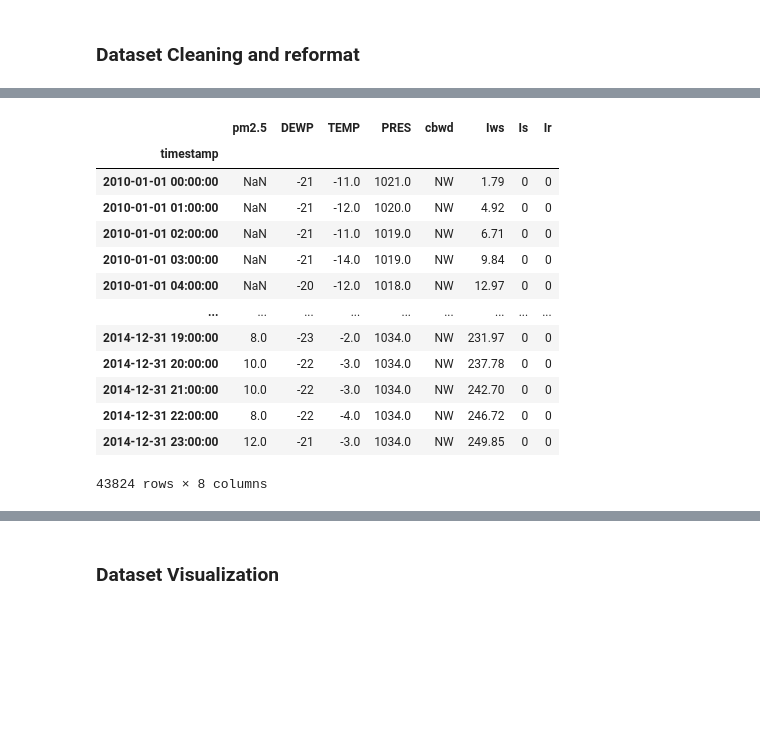
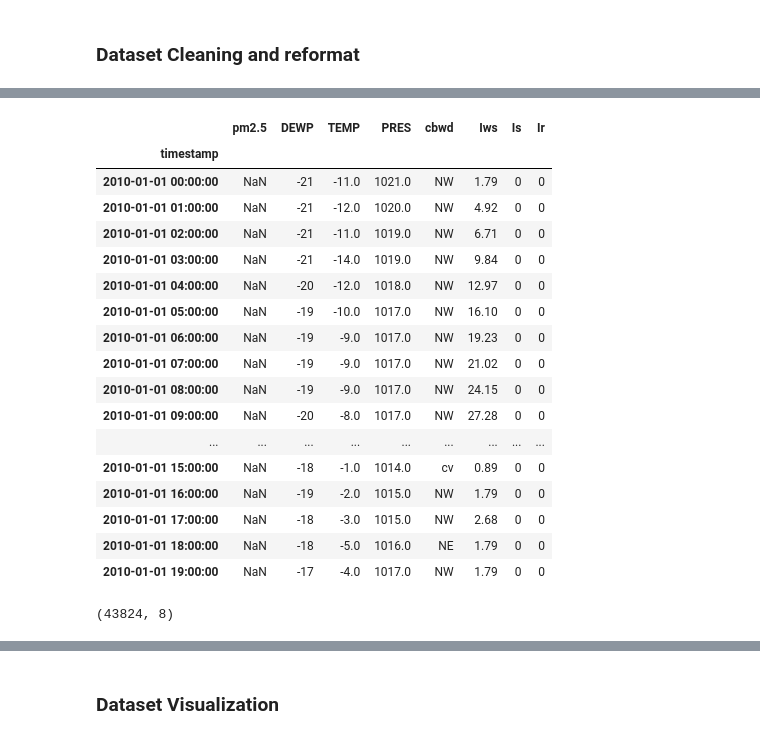
Before and after one commit to vincentsun870530/COMP432_Anomaly_Detection, a Jupyter notebook: comp432.ipynb, the cells around one changed output, grey strips where cells are left out. Saved outputs shown, nothing was run; the diff lists cells and outputs as text; code cells hidden in the pictures; blank space fills up the shorter version.

```diff
--- a/comp432.ipynb
+++ b/comp432.ipynb
@@ -28,20 +43,29 @@ data = data.set_index("timestamp")
 # %%
 data.drop(["No", "year", "month", "day", "hour"], axis=1, inplace=True)
 # %%
-data
+data.head(20)
 # %% [output]
 |  | pm2.5 | DEWP | TEMP | PRES | cbwd | Iws | Is | Ir |
 | timestamp |  |  |  |  |  |  |  |  |
 | 2010-01-01 00:00:00 | NaN | -21 | -11.0 | 1021.0 | NW | 1.79 | 0 | 0 |
 | 2010-01-01 01:00:00 | NaN | -21 | -12.0 | 1020.0 | NW | 4.92 | 0 | 0 |
 | 2010-01-01 02:00:00 | NaN | -21 | -11.0 | 1019.0 | NW | 6.71 | 0 | 0 |
 | 2010-01-01 03:00:00 | NaN | -21 | -14.0 | 1019.0 | NW | 9.84 | 0 | 0 |
 | 2010-01-01 04:00:00 | NaN | -20 | -12.0 | 1018.0 | NW | 12.97 | 0 | 0 |
+| 2010-01-01 05:00:00 | NaN | -19 | -10.0 | 1017.0 | NW | 16.10 | 0 | 0 |
+| 2010-01-01 06:00:00 | NaN | -19 | -9.0 | 1017.0 | NW | 19.23 | 0 | 0 |
+| 2010-01-01 07:00:00 | NaN | -19 | -9.0 | 1017.0 | NW | 21.02 | 0 | 0 |
+| 2010-01-01 08:00:00 | NaN | -19 | -9.0 | 1017.0 | NW | 24.15 | 0 | 0 |
+| 2010-01-01 09:00:00 | NaN | -20 | -8.0 | 1017.0 | NW | 27.28 | 0 | 0 |
 | ... | ... | ... | ... | ... | ... | ... | ... | ... |
-| 2014-12-31 19:00:00 | 8.0 | -23 | -2.0 | 1034.0 | NW | 231.97 | 0 | 0 |
-| 2014-12-31 20:00:00 | 10.0 | -22 | -3.0 | 1034.0 | NW | 237.78 | 0 | 0 |
-| 2014-12-31 21:00:00 | 10.0 | -22 | -3.0 | 1034.0 | NW | 242.70 | 0 | 0 |
-| 2014-12-31 22:00:00 | 8.0 | -22 | -4.0 | 1034.0 | NW | 246.72 | 0 | 0 |
-| 2014-12-31 23:00:00 | 12.0 | -21 | -3.0 | 1034.0 | NW | 249.85 | 0 | 0 |
+| 2010-01-01 15:00:00 | NaN | -18 | -1.0 | 1014.0 | cv | 0.89 | 0 | 0 |
+| 2010-01-01 16:00:00 | NaN | -19 | -2.0 | 1015.0 | NW | 1.79 | 0 | 0 |
+| 2010-01-01 17:00:00 | NaN | -18 | -3.0 | 1015.0 | NW | 2.68 | 0 | 0 |
+| 2010-01-01 18:00:00 | NaN | -18 | -5.0 | 1016.0 | NE | 1.79 | 0 | 0 |
+| 2010-01-01 19:00:00 | NaN | -17 | -4.0 | 1017.0 | NW | 1.79 | 0 | 0 |
-43824 rows × 8 columns
+# %%
+# Shape
+print(data.shape)
+# %% [output]
+(43824, 8)
 # %%
```
Also changed, not shown: parts of 56 cells of this notebook.
